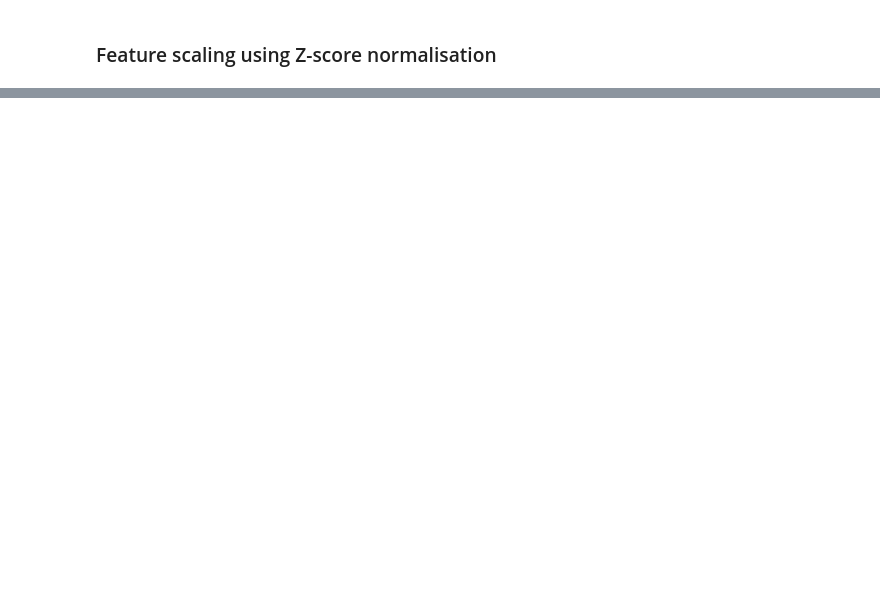
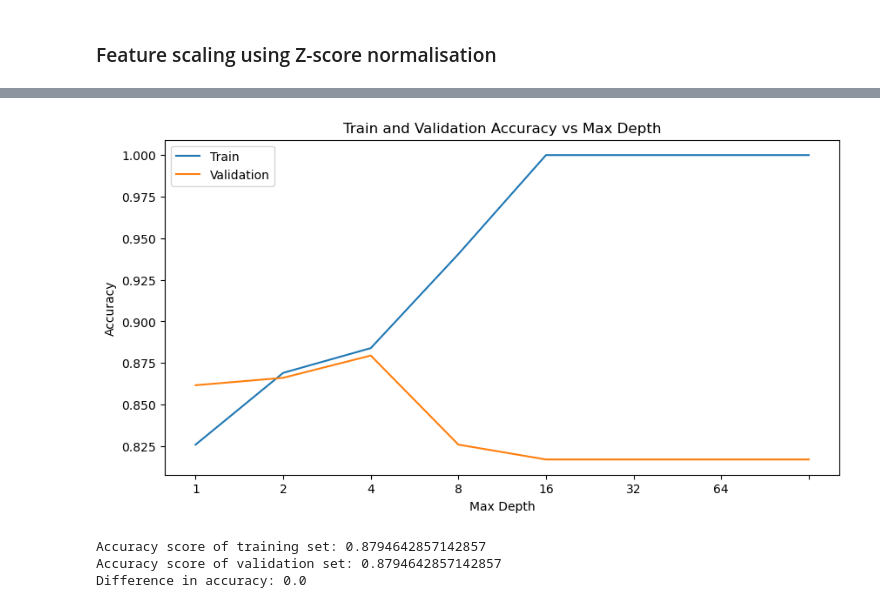
Before and after one commit to ryansoh-42/interpretable-ML-T2DM, a Jupyter notebook: notebooks/04_model_training.ipynb, the cells around one changed output, grey strips where cells are left out. Drawn from its saved outputs; the diff is of its cells as text; code cells hidden in the pictures; blank space fills up the shorter version.

```diff
--- a/notebooks/04_model_training.ipynb
+++ b/notebooks/04_model_training.ipynb
@@ -63,0 +109,49 @@ x_test_scaled = scaler.transform(x_test[vars_to_scale])
+# %%
+accuracy_list_train = []
+accuracy_list_cv = []
+
+for max_depth in max_depth_list:
+    model = DecisionTreeClassifier(criterion="entropy",
+                                    max_depth=max_depth,
+                                    random_state=RANDOM_STATE).fit(x_train_scaled, y_train)
+
+    pred_train = model.predict(x_train_scaled)
+    pred_cv = model.predict(x_cv)
+
+    accuracy_train = accuracy_score(y_train, pred_train)
+    accuracy_cv = accuracy_score(y_cv, pred_cv)
+
+    accuracy_list_train.append(accuracy_train)
+    accuracy_list_cv.append(accuracy_cv)
+
+plt.figure(figsize=(10,5))
+plt.title("Train and Validation Accuracy vs Max Depth")
+plt.xlabel("Max Depth")
+plt.ylabel("Accuracy")
+plt.xticks(ticks=range(len(max_depth_list)), labels=max_depth_list)
+plt.plot(accuracy_list_train)
+plt.plot(accuracy_list_cv)
+plt.legend(["Train", "Validation"])
+plt.show()
+# %% [output]
+[figure, added]
+# %%
+decision_tree_model = DecisionTreeClassifier(criterion="entropy",
+                                                min_samples_split=50,
+                                                max_depth=4,
+                                                random_state=RANDOM_STATE)
+decision_tree_model.fit(x_train_scaled, y_train)
+
+pred_train = decision_tree_model.predict(x_train_scaled)
+pred_cv = decision_tree_model.predict(x_cv)
+
+accuracy_train = accuracy_score(y_train, pred_train)
+accuracy_cv = accuracy_score(y_cv, pred_cv)
+
+print(f"Accuracy score of training set: {accuracy_train}")
+print(f"Accuracy score of validation set: {accuracy_cv}")
+print(f"Difference in accuracy: {accuracy_train - accuracy_cv}")
+# %% [output]
+Accuracy score of training set: 0.8794642857142857
+Accuracy score of validation set: 0.8794642857142857
+Difference in accuracy: 0.0
```
Also changed, not shown: parts of 15 cells of this notebook, 3 other files.
